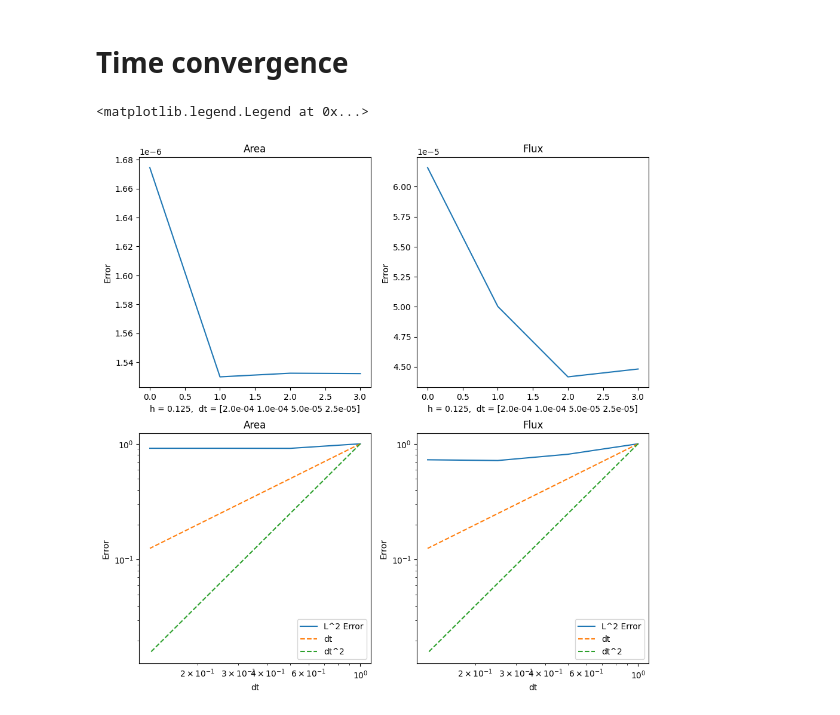
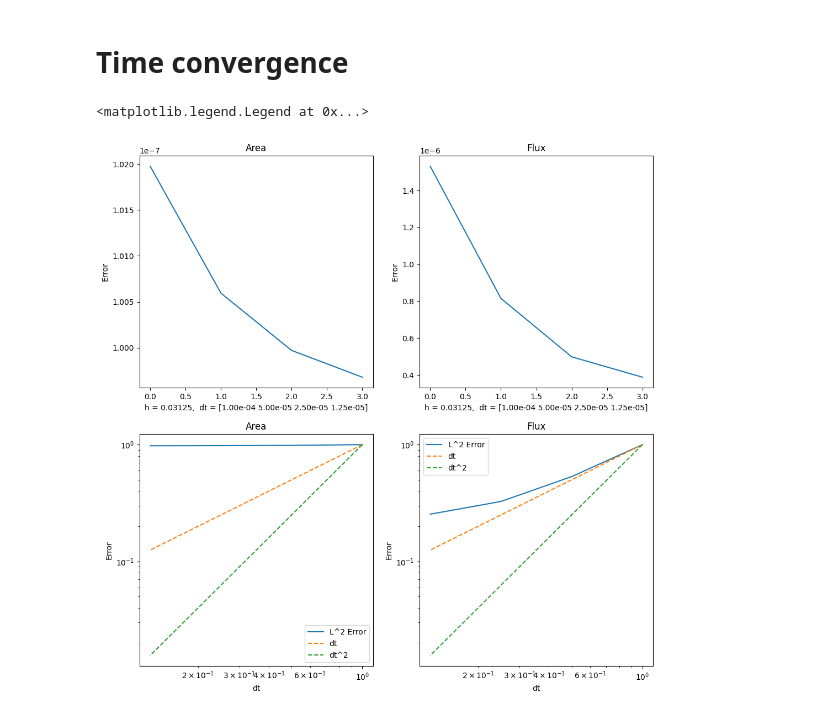
Before and after one commit to Riky2014/Tesi, a Jupyter notebook: 1d_hemo_solver.ipynb, the cells around one changed output. Drawn from its saved outputs; the diff is of its cells as text; code cells hidden in the pictures.

```diff
--- a/1d_hemo_solver.ipynb
+++ b/1d_hemo_solver.ipynb
@@ -31,8 +36,8 @@ T = 1
 L = 1
 
 # Discretization parameter
-dt = 1e-5
-h = 1 / 256
+dt = 0.125e-4
+h = 1 / 32
 num_steps = T / dt
 N = int((x_right - x_left) / h)
 
@@ -291,9 +296,11 @@ for n in range(round(num_steps)):
   solve(a == L, uh, bc)
   Ah, qh = uh.split(deepcopy = True)
 
-  A_e = interpolate(A_exact, V_ex.sub(0).collapse())
-  q_e = interpolate(q_exact, V_ex.sub(1).collapse())
-  error = np.array([errornorm(Ah, A_e, 'L2'), errornorm(qh, q_e, 'L2')])
+  A_ex = interpolate(A_exact, V_ex.sub(0).collapse())
+  q_ex = interpolate(q_exact, V_ex.sub(1).collapse())
+  q_zero_mean.assign(qh)
+  q_zero_mean.vector()[:] -= assemble(qh*dx)/assemble(1*dx(domain=mesh))
+  error = np.array([errornorm(Ah, A_ex, 'L2'), errornorm(q_zero_mean, q_ex, 'L2')])
 
   if error[0] > global_error_A:
     global_error_A = error[0]
@@ -320,8 +331,8 @@ print(f'N = {N}, h = {h}, dt = {dt} : Global error A = {global_error_A}, Global
 # %% [markdown]
 # Space convergence
 # %%
-h_vec = [1 / (2 ** i) for i in range(4, 8)]
-dt = 2e-5
+h_vec = [1 / (2 ** i) for i in range(5, 9)]
+dt = 1e-5
 num_steps = T / dt
 
 error_A = []
@@ -329,6 +340,7 @@ error_q = []
 
 for h in h_vec:
   print(f'h = {h}, dt = {dt}')
+  print()
 
   N = int((x_right - x_left) / h)
 
@@ -344,7 +356,6 @@ for h in h_vec:
 
   uh_old = interpolate(Expression(('A_tilde + a_tilde * sin(2 * pi / L * x[0])', 'q0'), degree = 2, A_tilde = A_tilde, a_tilde = a_tilde, L = L, q0 = q0), V)
   Ah_old, qh_old = uh_old.split()
-
 
   bc_A_inlet = DirichletBC(V.sub(0), A_inlet, inlet)
   bc_q_inlet = DirichletBC(V.sub(1), q_inlet, inlet)
@@ -378,8 +389,10 @@ for h in h_vec:
     Ah, qh = uh.split(deepcopy = True)
 
     A_e = interpolate(A_exact, V_ex.sub(0).collapse())
-    q_e = interpolate(q_exact, V_ex.sub(1).collapse())
-    error = np.array([errornorm(Ah, A_e, 'L2'), errornorm(qh, q_e, 'L2')])
+    q_ex = interpolate(q_exact, V_ex.sub(1).collapse())
+    q_zero_mean.assign(qh)
+    q_zero_mean.vector()[:] -= assemble(qh*dx)/assemble(1*dx(domain=mesh))
+    error = np.array([errornorm(Ah, A_ex, 'L2'), errornorm(q_zero_mean, q_ex, 'L2')])
 
     if error[0] > global_error_A:
       global_error_A = error[0]
@@ -467,8 +460,8 @@ ax[3].legend()
 # Time convergence
 # %%
 # Time stepping
-h = 1 / 128
-dt_vec = 2e-4 * np.array([1, 1/2, 1/4, 1/8])
+h = 1 / 32
+dt_vec = 1e-4 * np.array([1, 1/2, 1/4, 1/8])
 error_A = []
 error_q = []
 
@@ -499,9 +492,11 @@ for dt in dt_vec:
     solve(a == L, uh, bc)
     Ah, qh = uh.split(deepcopy = True)
 
-    A_e = interpolate(A_exact, V_ex.sub(0).collapse())
-    q_e = interpolate(q_exact, V_ex.sub(1).collapse())
-    error = np.array([errornorm(Ah, A_e, 'L2'), errornorm(qh, q_e, 'L2')])
+    A_ex = interpolate(A_exact, V_ex.sub(0).collapse())
+    q_ex = interpolate(q_exact, V_ex.sub(1).collapse())
+    q_zero_mean.assign(qh)
+    q_zero_mean.vector()[:] -= assemble(qh*dx)/assemble(1*dx(domain=mesh))
+    error = np.array([errornorm(Ah, A_ex, 'L2'), errornorm(q_zero_mean, q_ex, 'L2')])
 
     if error[0] > global_error_A:
       global_error_A = error[0]
@@ -516,6 +511,9 @@ for dt in dt_vec:
       print(f'Global error A = {global_error_A}, Global error q = {global_error_q}')
       print()
 
+    if (i % 10000 == 0):
+      plot_solution()
+
     # Update previous solution
     Ah_old.assign(Ah)
     qh_old.assign(qh)
@@ -526,36 +524,37 @@ for dt in dt_vec:
   error_A.append(global_error_A)
   error_q.append(global_error_q)
 # %%
-fig, ax = plt.subplots(2, 2, figsize=(11, 11))
+dt_vec = 1e-4 * np.array([1, 1/2, 1/4, 1/8])
+fig, ax = plt.subplots(2, 2, figsize=(12, 12))
 ax = ax.flatten()
 
 # Plot for Area
 ax[0].plot(error_A)
 ax[0].set_title('Area')
 ax[0].set_xlabel(f'h = {h},  dt = {dt_vec}')
 ax[0].set_ylabel('Error')
 
 ax[2].loglog(dt_vec / dt_vec[0], error_A / error_A[0], label = 'L^2 Error')
 ax[2].loglog(dt_vec / dt_vec[0], dt_vec / dt_vec[0], linestyle = '--', label = 'dt')
 ax[2].loglog(dt_vec / dt_vec[0], (dt_vec / dt_vec[0])**2, linestyle = '--', label ='dt^2')
 ax[2].set_xlabel('dt')
 ax[2].set_ylabel('Error')
 ax[2].set_title('Area')
 ax[2].legend()
 
 # Plot for Flux
 ax[1].plot(error_q)
 ax[1].set_title('Flux')
 ax[1].set_xlabel(f'h = {h},  dt = {dt_vec}')
 ax[1].set_ylabel('Error')
 
 ax[3].loglog(dt_vec / dt_vec[0], error_q / error_q[0], label = 'L^2 Error')
 ax[3].loglog(dt_vec / dt_vec[0], dt_vec / dt_vec[0], linestyle = '--', label = 'dt')
 ax[3].loglog(dt_vec / dt_vec[0], (dt_vec / dt_vec[0])**2, linestyle = '--', label = 'dt^2')
 ax[3].set_xlabel('dt')
 ax[3].set_ylabel('Error')
 ax[3].set_title('Flux')
 ax[3].legend()
 # %% [output]
 <matplotlib.legend.Legend at 0x...>
-[figure, old version]
+[figure, new version]
```
Also changed, not shown: parts of 5 cells of this notebook.
